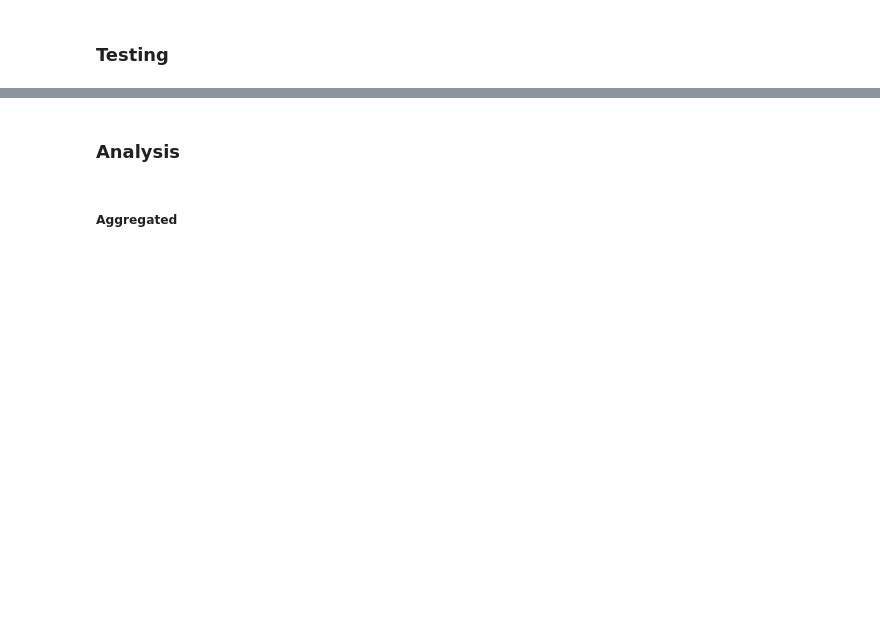
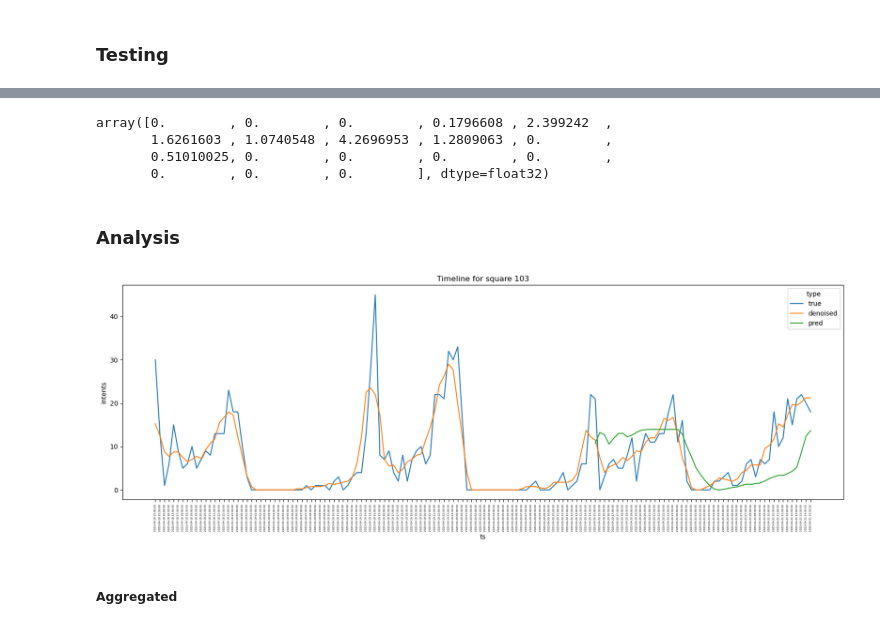
Before and after one commit to andreychubin-careem/geo_spatial_convlstm, a Jupyter notebook: train_model.ipynb, the cells around one changed output, grey strips where cells are left out. Drawn from its saved outputs; the diff is of its cells as text; code cells hidden in the pictures; blank space fills up the shorter version.

```diff
--- a/train_model.ipynb
+++ b/train_model.ipynb
@@ -38,3 +38,7 @@ ids = np.load('data/riyadh_squares.npy')
+# %%
+data = pd.read_parquet('data/amman_data.pq').sort_values(['square_id', 'ts'])
+pd_squares = pd.read_parquet('data/amman_squares.pq').assign(key=1)
+ids = np.load('data/amman_squares.npy')
 # %%
 time = pd.DataFrame({'ts': pd.date_range(start=data['ts'].min(), end=data['ts'].max(), freq='30T')}).assign(key=1)
 time['ts'] = time['ts'].astype(str)
@@ -149,9 +163,9 @@ backbone = EDConvLSTM(
 # %%
 backbone = ConvTTLSTMNet(
     input_channels=1,
-    layers_per_block = (1, 1, 1),
-    hidden_channels  = (8, 16, 8),
-    cell_params={'order': 3, 'steps': 6, 'ranks': 8},
+    layers_per_block = (1, 1),
+    hidden_channels  = (8, 8),
+    cell_params={'order': 3, 'steps': 3, 'ranks': 8},
     kernel_size=3,
     bias=True,
     teacher_forcing=False,
@@ -177,6 +194,6 @@ model = ModelWrapper(
 # %%
 trainer = pl.Trainer(
-    default_root_dir='convttlstm_logs',
+    default_root_dir='amman_convttlstm_logs',
     min_epochs=30,
     max_epochs=100,
     num_sanity_val_steps=0,
@@ -210,6 +259,11 @@ preds = trainer.predict(model, test_loader, return_predictions=True, ckpt_path='
 np_preds = np.squeeze(np.concatenate([x.numpy() for x in preds]))
 # %%
 np_preds[0][3][9]
+# %% [output]
+array([0.        , 0.        , 0.        , 0.1796608 , 2.399242  ,
+       1.6261603 , 1.0740548 , 4.2696953 , 1.2809063 , 0.        ,
+       0.51010025, 0.        , 0.        , 0.        , 0.        ,
+       0.        , 0.        , 0.        ], dtype=float32)
 # %% [markdown]
 ### Analysis
 # %%
@@ -251,7 +305,9 @@ tt = time['ts'].values[test_indexes[0]-HORIZON:]
 test_data = data[data['ts'] >= tt[0]].copy()
 test_den_data = denoised_df[denoised_df['ts'] >= tt[0]].copy()
 # %%
-draw_series(test_data, test_den_data, np_preds, tt, ids, 2, 173)
+draw_series(test_data, test_den_data, np_preds, tt, ids, 2, 103)
+# %% [output]
+[figure, added]
 # %% [markdown]
 ##### Aggregated
 # %%
```
Also changed, not shown: parts of 17 cells of this notebook, 2 other files.
